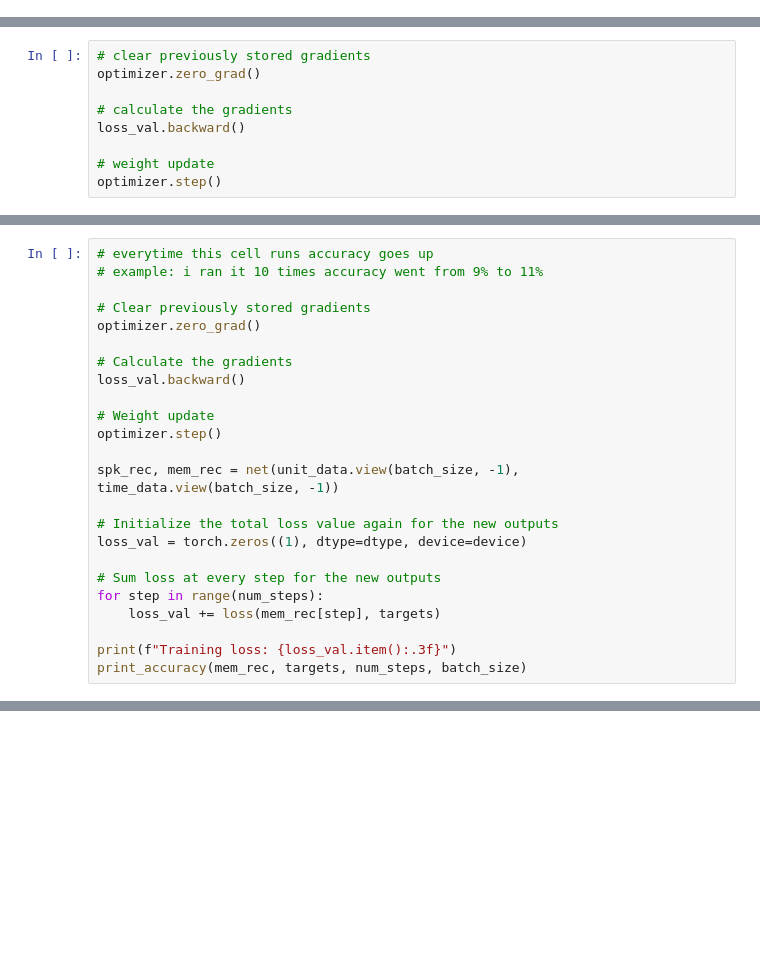
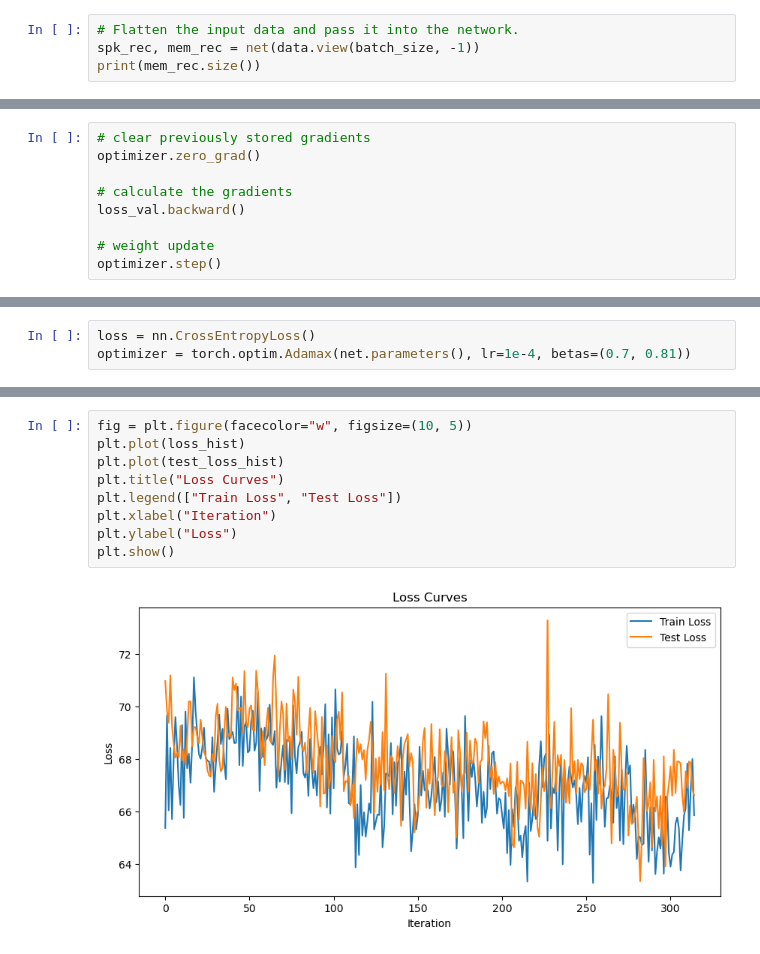
Before and after one commit to tprofessional/Spiking-Heidelberg-Digits-and-Speech-Commands, a Jupyter notebook: main_tutorial.ipynb, the cells around one changed output, grey strips where cells are left out. Drawn from its saved outputs; the diff is of its cells as text; blank space fills up the shorter version.

```diff
--- a/main_tutorial.ipynb
+++ b/main_tutorial.ipynb
@@ -170,0 +232,4 @@ torch.Size([25, 32, 20])
+# %%
+# Flatten the input data and pass it into the network.
+spk_rec, mem_rec = net(data.view(batch_size, -1))
+print(mem_rec.size())
@@ -221,24 +284,0 @@ Accuracy on this batch: 2.75%
-# %%
-# everytime this cell runs accuracy goes up
-# example: i ran it 10 times accuracy went from 9% to 11%
-
-# Clear previously stored gradients
-optimizer.zero_grad()
-
-# Calculate the gradients
-loss_val.backward()
-
-# Weight update
-optimizer.step()
-
-spk_rec, mem_rec = net(unit_data.view(batch_size, -1), time_data.view(batch_size, -1))
-
-# Initialize the total loss value again for the new outputs
-loss_val = torch.zeros((1), dtype=dtype, device=device)
-
-# Sum loss at every step for the new outputs
-for step in range(num_steps):
-    loss_val += loss(mem_rec[step], targets)
-
-print(f"Training loss: {loss_val.item():.3f}")
-print_accuracy(mem_rec, targets, num_steps, batch_size)
@@ -247,0 +287,3 @@ Accuracy on this batch: 14.00%
+# %%
+loss = nn.CrossEntropyLoss()
+optimizer = torch.optim.Adamax(net.parameters(), lr=1e-4, betas=(0.7, 0.81))
@@ -247,0 +366,11 @@ Accuracy on this batch: 14.00%
+# %%
+fig = plt.figure(facecolor="w", figsize=(10, 5))
+plt.plot(loss_hist)
+plt.plot(test_loss_hist)
+plt.title("Loss Curves")
+plt.legend(["Train Loss", "Test Loss"])
+plt.xlabel("Iteration")
+plt.ylabel("Loss")
+plt.show()
+# %% [output]
+[figure, added]
```
Also changed, not shown: parts of 29 cells of this notebook.
